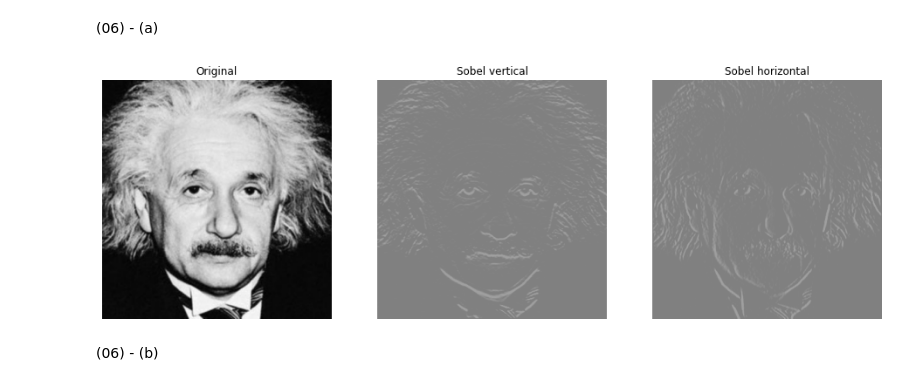
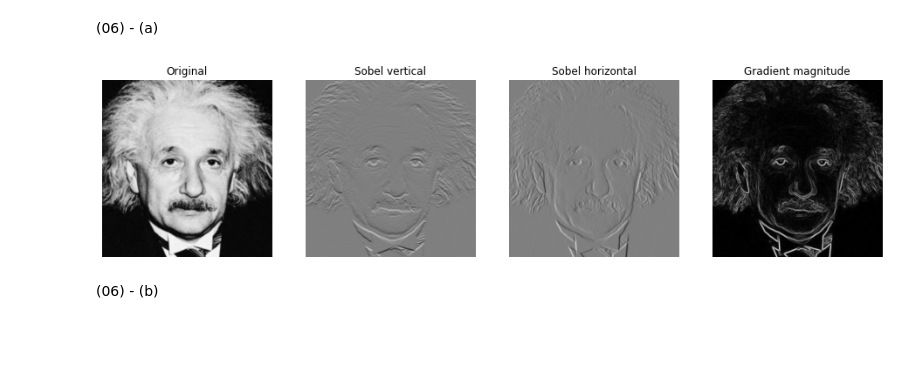
Before and after one commit to wanshika99/EN2550-Assignment-1-on-Intensity-Transformations-and-Neighborhood-Filtering, a Jupyter notebook: en2550_assignment_01_190663R.ipynb, the cells around one changed output. Saved outputs shown, nothing was run; the diff lists cells and outputs as text; code cells hidden in the pictures; blank space fills up the shorter version.

```diff
--- a/en2550_assignment_01_190663R.ipynb
+++ b/en2550_assignment_01_190663R.ipynb
@@ -301,36 +301,36 @@ plt.show()
 # %% [markdown]
 (06) - (a)
 # %%
-im = cv.imread(r"E:\#####ACCA folders\acca 4 th sem\Fundamentals of Image Processing and Machine Vision\Assinment 01\einstein.png", cv.IMREAD_GRAYSCALE)
+im = cv.imread(r"E:\#####ACCA folders\acca 4 th sem\Fundamentals of Image Processing and Machine Vision\Assinment 01\einstein.png", cv.IMREAD_GRAYSCALE).astype(np.float32)
 assert im is not None
 
 sobel_v = np.array([[-1 , -2, -1] , [0 ,0 , 0] , [1 , 2, 1] ], dtype=np.float32)
 f_x = cv.filter2D(im, -1, sobel_v)
 
 sobel_h = np.array([[-1 , 0, 1] , [-2 ,0 , 2] , [-1 , 0, 1] ], dtype=np.float32)
 f_h = cv.filter2D(im, -1, sobel_h)
 
-cv.imshow('Image', f_x)
-cv.waitKey(0)
-cv.imshow('Image', f_h)
-cv.waitKey(0)
-cv.destroyAllWindows()
+grad_mag = np.sqrt(f_x**2 + f_h**2)
 
-fig, axes = plt.subplots(1, 3, figsize=(16, 16))
-axes[0].imshow(im, cmap = 'gray', vmin = 0, vmax = 255)
-axes[0].set_title("Original")
-axes[0].axis('off')
+fig, ax = plt.subplots(1, 4, figsize=(16, 16))
+ax[0].imshow(im, cmap = 'gray', vmin = 0, vmax = 255)
+ax[0].set_title("Original")
+ax[0].axis('off')
 
-axes[1].imshow(f_x, cmap = 'gray', vmin = -1020, vmax = 1020)
-axes[1].set_title("Sobel vertical")
-axes[1].axis('off')
+ax[1].imshow(f_x, cmap = 'gray', vmin = -1020, vmax = 1020)
+ax[1].set_title("Sobel vertical")
+ax[1].axis('off')
 
-axes[2].imshow(f_h, cmap = 'gray', vmin = -1020, vmax = 1020)
-axes[2].set_title("Sobel horizontal")
-axes[2].axis('off')
+ax[2].imshow(f_h, cmap = 'gray', vmin = -1020, vmax = 1020)
+ax[2].set_title("Sobel horizontal")
+ax[2].axis('off')
+
+ax[3].imshow(grad_mag, cmap = 'gray')
+ax[3].set_title("Gradient magnitude")
+ax[3].axis('off')
 
 plt.show()
 # %% [output]
-[figure, old version]
+[figure, new version]
 # %% [markdown]
 (06) - (b)
```
Also changed, not shown: parts of 7 cells of this notebook.
